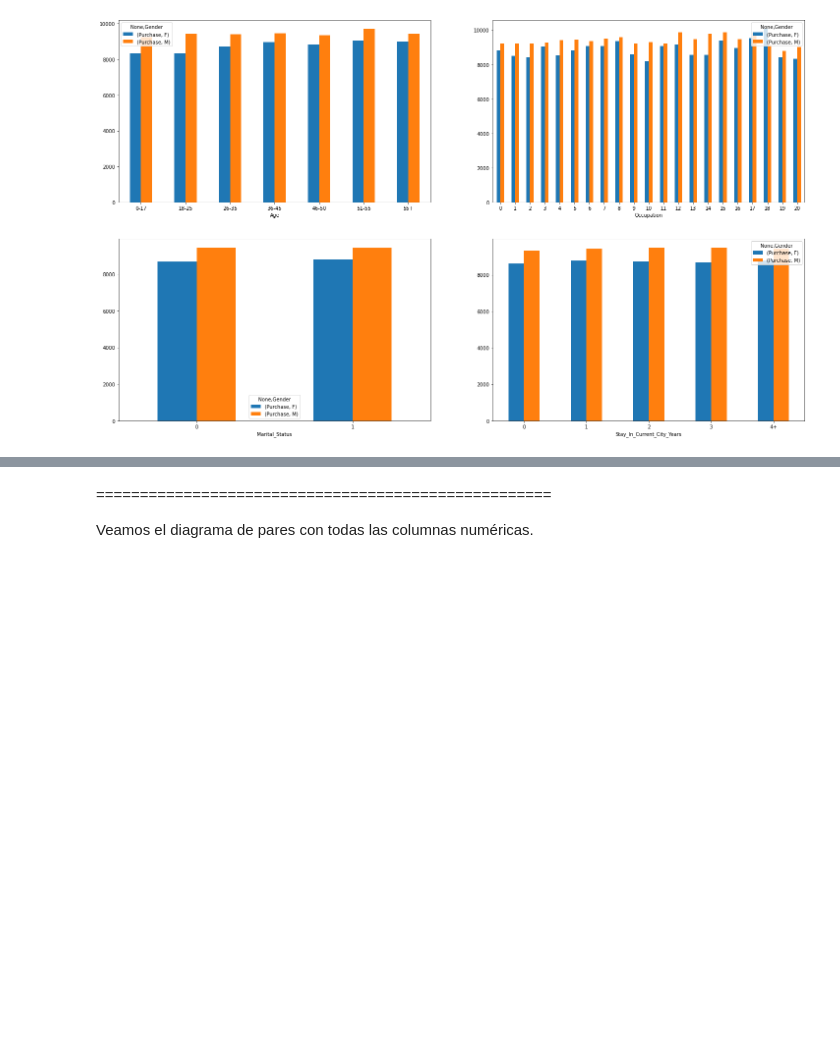
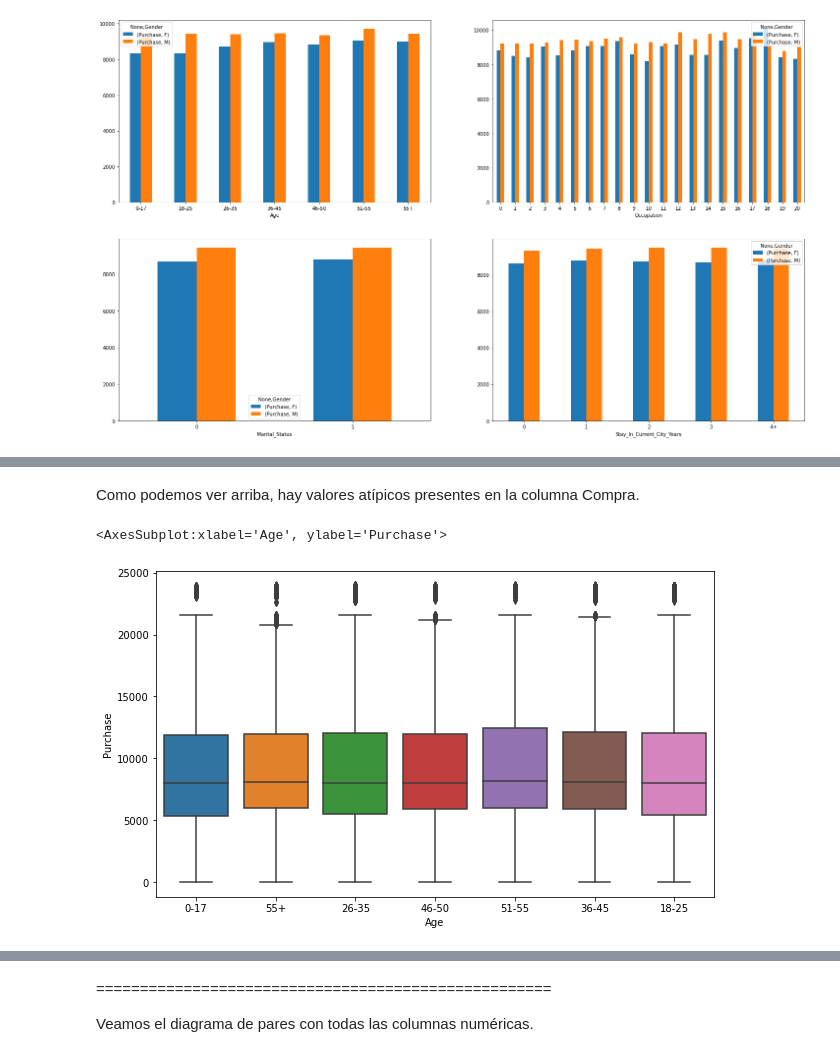
Before and after one commit to criss201x/an-lisis_de_compras_con_algoritmos_de_aprendizaje_automatico, a Jupyter notebook: purchases.ipynb, the cells around one changed output, grey strips where cells are left out. Cells and saved outputs as stored; diff of their text form; code cells hidden in the pictures; blank space fills up the shorter version.

```diff
--- a/purchases.ipynb
+++ b/purchases.ipynb
@@ -268,0 +308,9 @@ df_sales.groupby(["Stay_In_Current_City_Years","Gender"])[["Purchase"]].mean().u
+# %% [markdown]
+Como podemos ver arriba, hay valores atípicos presentes en la columna Compra.
+# %%
+plt.figure(figsize=(10, 6))
+sns.boxplot(data=df_sales, x="Age", y="Purchase")
+# Podemos ver a continuación que la Edad con Compras nuevamente tiene algunos valores atípicos presentes.
+# %% [output]
+<AxesSubplot:xlabel='Age', ylabel='Purchase'>
+[figure, added]
```
Also changed, not shown: parts of 55 cells of this notebook.
